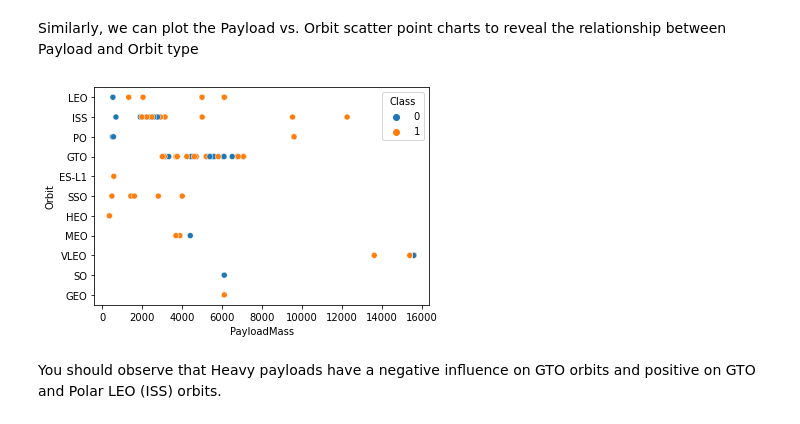
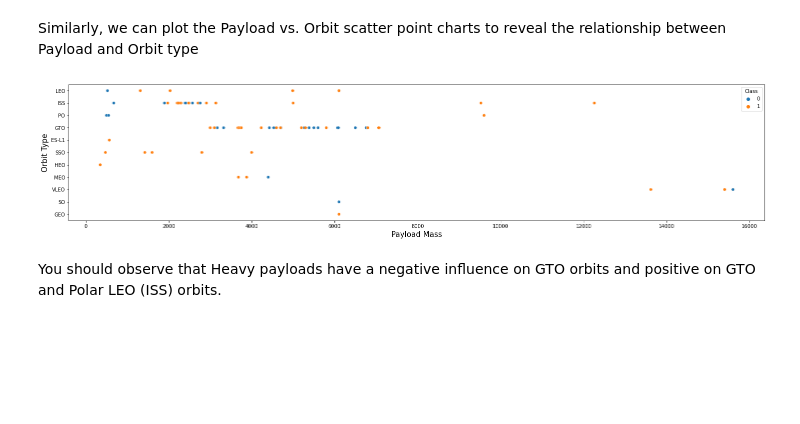
Before and after one commit to Protospi/IBM-dataScience-capstoneProj, a Jupyter notebook: jupyter-labs-eda-dataviz.ipynb, the cells around one changed output. Saved outputs shown, nothing was run; the diff lists cells and outputs as text; code cells hidden in the pictures; blank space fills up the shorter version.

```diff
--- a/jupyter-labs-eda-dataviz.ipynb
+++ b/jupyter-labs-eda-dataviz.ipynb
@@ -139,10 +160,14 @@ You should see that in the LEO orbit the Success appears related to the number o
 Similarly, we can plot the Payload vs. Orbit scatter point charts to reveal the relationship between Payload and Orbit type
 # %%
 # Plot a scatter point chart with x axis to be Payload and y axis to be the Orbit, and hue to be the class value
+fig = plt.gcf()
+fig.set_size_inches(25, 5)
 sns.scatterplot(x = 'PayloadMass', y = 'Orbit', hue = 'Class', data = df)
+plt.xlabel("Payload Mass",fontsize=15)
+plt.ylabel("Orbit Type",fontsize=15)
 plt.show()
 # %% [output]
-[figure, old version]
+[figure, new version]
 # %% [markdown]
 You should observe that Heavy payloads have a negative influence on GTO orbits and positive on GTO and Polar LEO (ISS) orbits.
 # %% [markdown]
```
Also changed, not shown: parts of 6 cells of this notebook.
